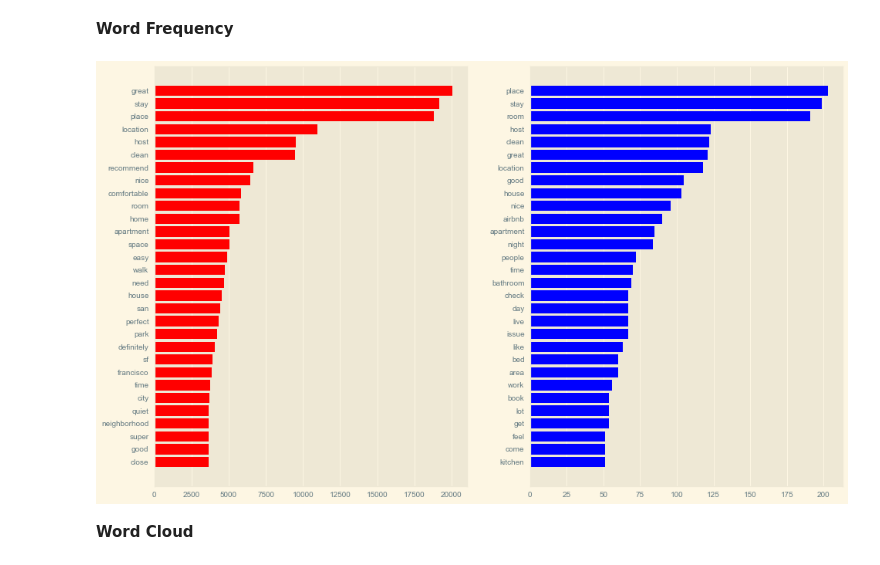
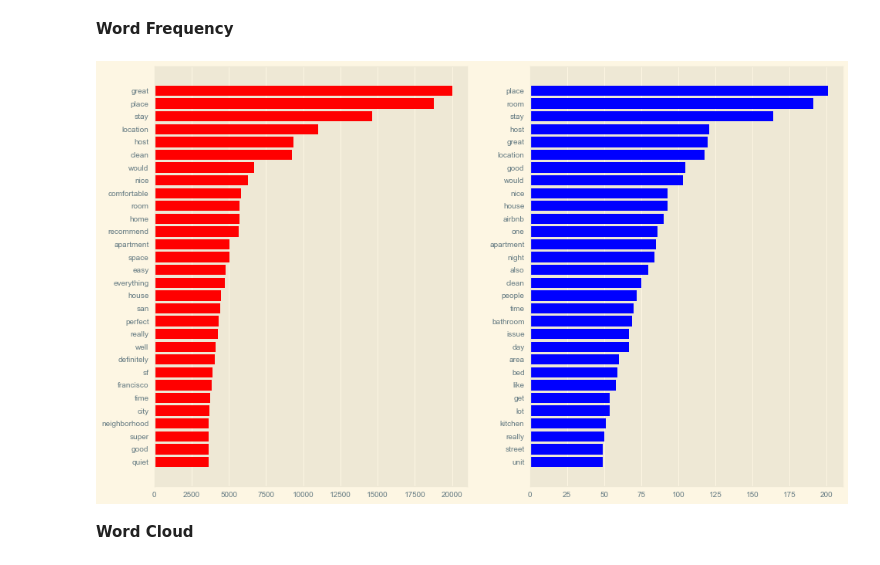
Before and after one commit to KishenSharma6/SF-Airbnb-Analysis, a Jupyter notebook: Project_Codes/02_EDA/2020_0526_Reviews_EDA.ipynb, the cells around one changed output. Saved outputs shown, nothing was run; the diff lists cells and outputs as text; code cells hidden in the pictures.

```diff
--- a/Project_Codes/02_EDA/2020_0526_Reviews_EDA.ipynb
+++ b/Project_Codes/02_EDA/2020_0526_Reviews_EDA.ipynb
@@ -130,3 +119,12 @@ negative_reviews[['tokens_clean','tokens_clean_pos']] = negative_reviews[['token
+# %%
+#Remove brackets and commas from tokens
+df['tokens_clean'] = df['tokens_clean'].replace(r'[\[\]]',' ', regex = True)
+df['tokens_clean'] = df['tokens_clean'].replace(r'[\'],','', regex = True)
+
+
+#Seperate reviews
+great_reviews = df.loc[df.review_label == 'great']
+poor_reviews = df.loc[df.review_label == 'poor']
 # %% [markdown]
 **Word Frequency**
 # %%
@@ -140,24 +138,24 @@ from yellowbrick.text.freqdist import FreqDistVisualizer
 vectorizer = CountVectorizer()
 
 #
-positive_docs =vectorizer.fit_transform(positive_reviews.tokens_clean)
-positive_features = vectorizer.get_feature_names()
+great_docs =vectorizer.fit_transform(great_reviews.tokens_clean)
+great_features = vectorizer.get_feature_names()
 
-negative_docs =vectorizer.fit_transform(negative_reviews.tokens_clean)
-negative_features = vectorizer.get_feature_names()
+poor_docs =vectorizer.fit_transform(poor_reviews.tokens_clean)
+poor_features = vectorizer.get_feature_names()
 # %%
 f,ax = plt.subplots(1,2, figsize=(16,10))
 
-visualizer = FreqDistVisualizer(features=positive_features, n=30, orient='h', color = 'red',ax = ax[0])
-visualizer.fit(positive_docs)
+visualizer = FreqDistVisualizer(features=great_features, n=30, orient='h', color = 'red',ax = ax[0])
+visualizer.fit(great_docs)
 visualizer.poof;
 
 # instantiating and fitting the FreqDistVisualizer, plotting the top 30 most frequent terms
-visualizer = FreqDistVisualizer(features=negative_features, n=30, orient='h', color = 'blue', ax = ax[1])
-visualizer.fit(negative_docs)
+visualizer = FreqDistVisualizer(features=poor_features, n=30, orient='h', color = 'blue', ax = ax[1])
+visualizer.fit(poor_docs)
 visualizer.poof;
 # %% [output]
-[figure, old version]
+[figure, new version]
 # %% [markdown]
 **Word Cloud**
 # %%
```
Also changed, not shown: parts of 15 cells of this notebook.
